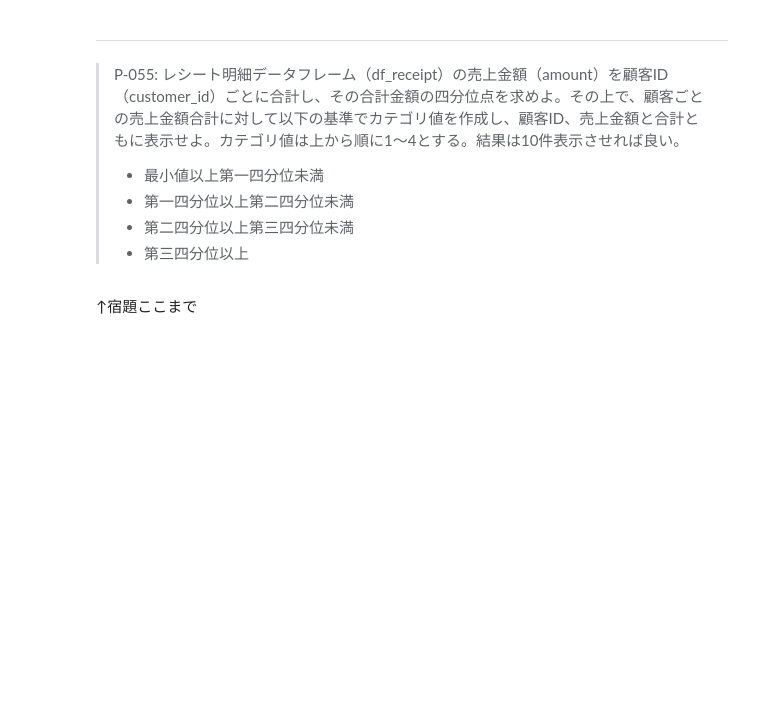
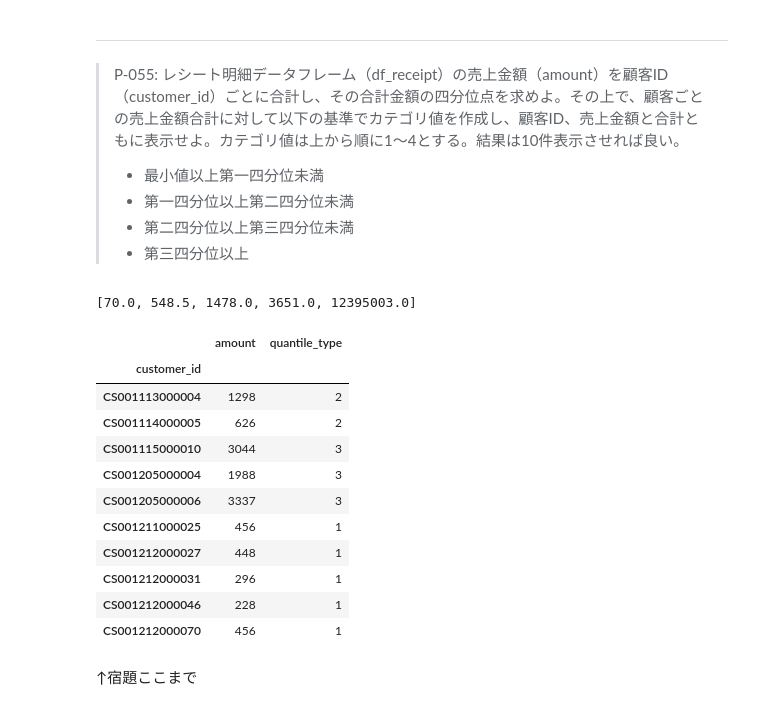
Before and after one commit to okusama27/koan, a Jupyter notebook: 100knock/submit/kame-chan/100_knock_Python(kame-chan).ipynb, the cells around one changed output. Drawn from its saved outputs; the diff is of its cells as text; code cells hidden in the pictures; blank space fills up the shorter version.

```diff
--- a/100knock/submit/kame-chan/100_knock_Python(kame-chan).ipynb
+++ b/100knock/submit/kame-chan/100_knock_Python(kame-chan).ipynb
@@ -1346,6 +1446,32 @@ df50_ans.head(10)
 > - 第一四分位以上第二四分位未満
 > - 第二四分位以上第三四分位未満
 > - 第三四分位以上
+# %%
+df55 = df_receipt.copy()
+df55_calc = df55.groupby("customer_id")[["amount"]].sum()
+quantile_list = list(df55_calc["amount"].quantile([0.0, 0.25, 0.50, 0.75, 1.0]))
+quantile_list
+# %% [output]
+[70.0, 548.5, 1478.0, 3651.0, 12395003.0]
+# %%
+df55_calc["quantile_type"] = 4
+df55_calc.loc[df55_calc["amount"] < quantile_list[3], "quantile_type"] = 3
+df55_calc.loc[df55_calc["amount"] < quantile_list[2], "quantile_type"] = 2
+df55_calc.loc[df55_calc["amount"] < quantile_list[1], "quantile_type"] = 1
+df55_calc.head(10)
+# %% [output]
+|  | amount | quantile_type |
+| customer_id |  |  |
+| CS001113000004 | 1298 | 2 |
+| CS001114000005 | 626 | 2 |
+| CS001115000010 | 3044 | 3 |
+| CS001205000004 | 1988 | 3 |
+| CS001205000006 | 3337 | 3 |
+| CS001211000025 | 456 | 1 |
+| CS001212000027 | 448 | 1 |
+| CS001212000031 | 296 | 1 |
+| CS001212000046 | 228 | 1 |
+| CS001212000070 | 456 | 1 |
 # %% [markdown]
 ↑宿題ここまで
 # %% [markdown]
```
Also changed, not shown: parts of 8 cells of this notebook.
